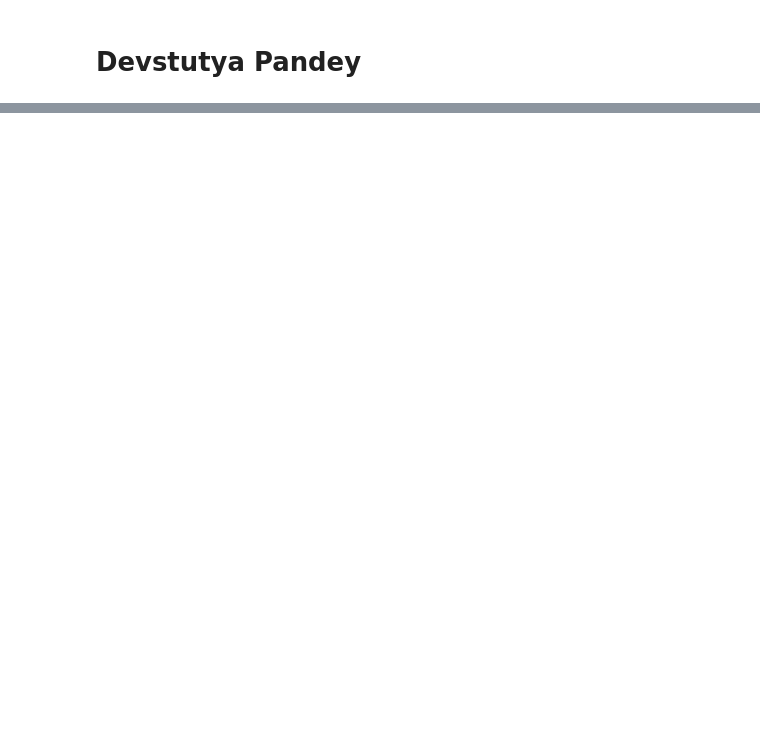
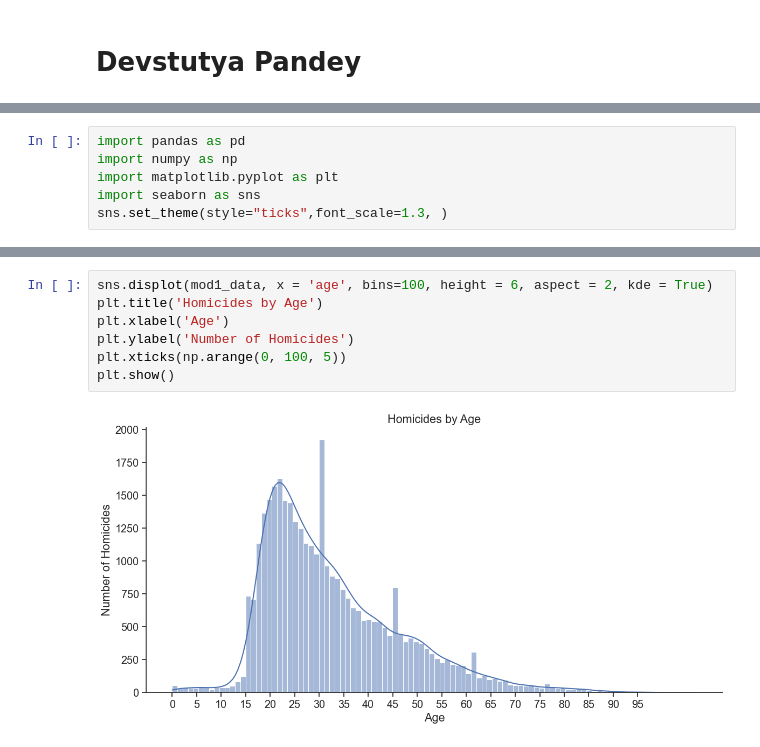
Before and after one commit to ubco-W2022T2-data301/project-group09, a Jupyter notebook: analysis/analysis2.ipynb, the cells around one changed output, grey strips where cells are left out. Drawn from its saved outputs; the diff is of its cells as text; blank space fills up the shorter version.

```diff
--- a/analysis/analysis2.ipynb
+++ b/analysis/analysis2.ipynb
@@ -35,0 +19,6 @@ raw_data
+# %%
+import pandas as pd
+import numpy as np
+import matplotlib.pyplot as plt
+import seaborn as sns
+sns.set_theme(style="ticks",font_scale=1.3, )
@@ -35,0 +114,9 @@ raw_data
+# %%
+sns.displot(mod1_data, x = 'age', bins=100, height = 6, aspect = 2, kde = True)
+plt.title('Homicides by Age')
+plt.xlabel('Age')
+plt.ylabel('Number of Homicides')
+plt.xticks(np.arange(0, 100, 5))
+plt.show()
+# %% [output]
+[figure, added]
```
Also changed, not shown: parts of 32 cells of this notebook.
